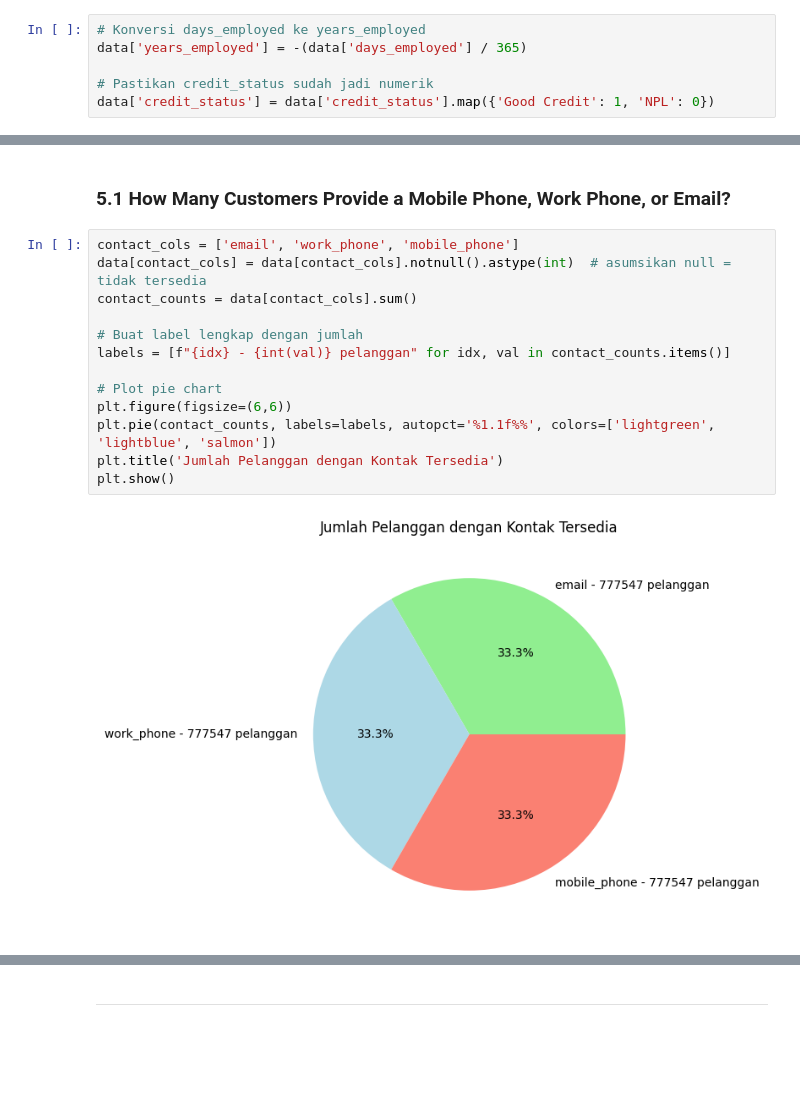
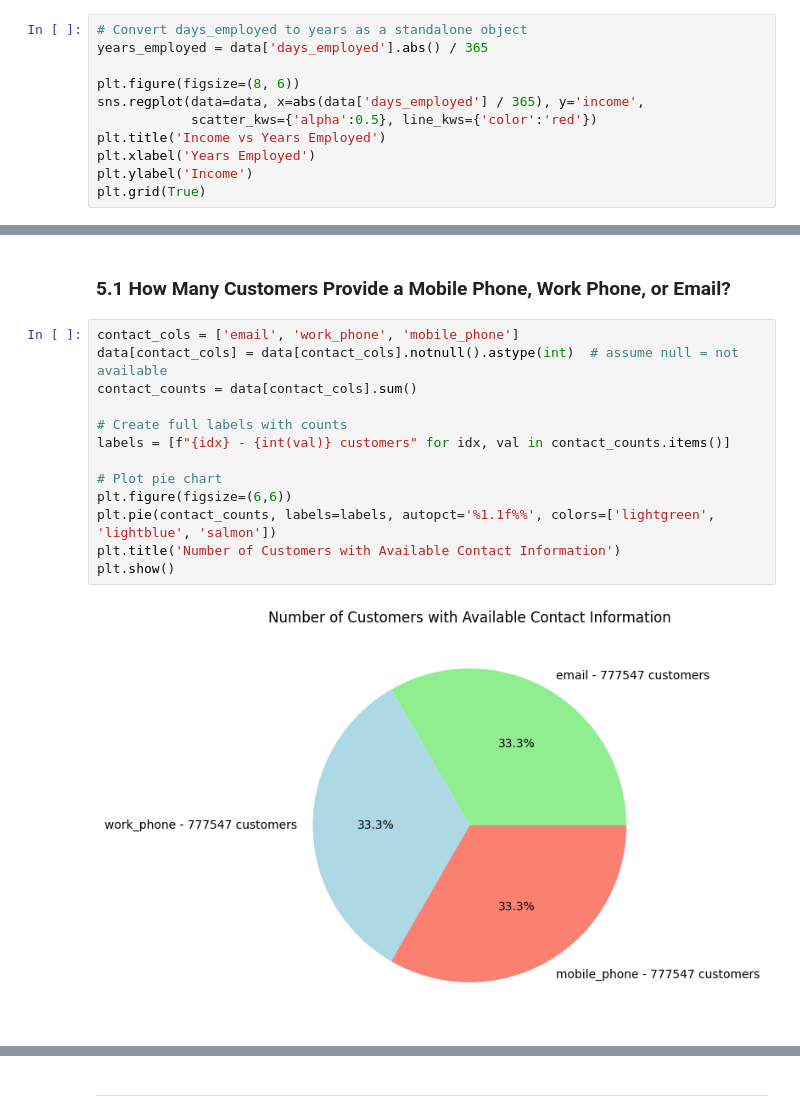
Before and after one commit to yonathanggraiwan/p2-final-project-ftds-028-hck-group-001, a Jupyter notebook: EDA.ipynb, the cells around one changed output, grey strips where cells are left out. Saved outputs shown, nothing was run; the diff lists cells and outputs as text; blank space fills up the shorter version.

```diff
--- a/EDA.ipynb
+++ b/EDA.ipynb
@@ -563,8 +581,13 @@ Text(0, 0.5, 'Count')
 # %% [markdown]
 ### 4.2 Is There a Relationship Between 'years_employed' and 'income' or 'target'?
 # %%
-# Konversi days_employed ke years_employed
-data['years_employed'] = -(data['days_employed'] / 365)
+# Convert days_employed to years as a standalone object
+years_employed = data['days_employed'].abs() / 365
 
-# Pastikan credit_status sudah jadi numerik
-data['credit_status'] = data['credit_status'].map({'Good Credit': 1, 'NPL': 0})
+plt.figure(figsize=(8, 6))
+sns.regplot(data=data, x=abs(data['days_employed'] / 365), y='income',
+            scatter_kws={'alpha':0.5}, line_kws={'color':'red'})
+plt.title('Income vs Years Employed')
+plt.xlabel('Years Employed')
+plt.ylabel('Income')
+plt.grid(True)
@@ -594,16 +678,16 @@ ___
 ### 5.1 How Many Customers Provide a Mobile Phone, Work Phone, or Email?
 # %%
 contact_cols = ['email', 'work_phone', 'mobile_phone']
-data[contact_cols] = data[contact_cols].notnull().astype(int)  # asumsikan null = tidak tersedia
+data[contact_cols] = data[contact_cols].notnull().astype(int)  # assume null = not available
 contact_counts = data[contact_cols].sum()
 
-# Buat label lengkap dengan jumlah
-labels = [f"{idx} - {int(val)} pelanggan" for idx, val in contact_counts.items()]
+# Create full labels with counts
+labels = [f"{idx} - {int(val)} customers" for idx, val in contact_counts.items()]
 
 # Plot pie chart
 plt.figure(figsize=(6,6))
 plt.pie(contact_counts, labels=labels, autopct='%1.1f%%', colors=['lightgreen', 'lightblue', 'salmon'])
-plt.title('Jumlah Pelanggan dengan Kontak Tersedia')
+plt.title('Number of Customers with Available Contact Information')
 plt.show()
 # %% [output]
-[figure, old version]
+[figure, new version]
```
Also changed, not shown: parts of 22 cells of this notebook.
